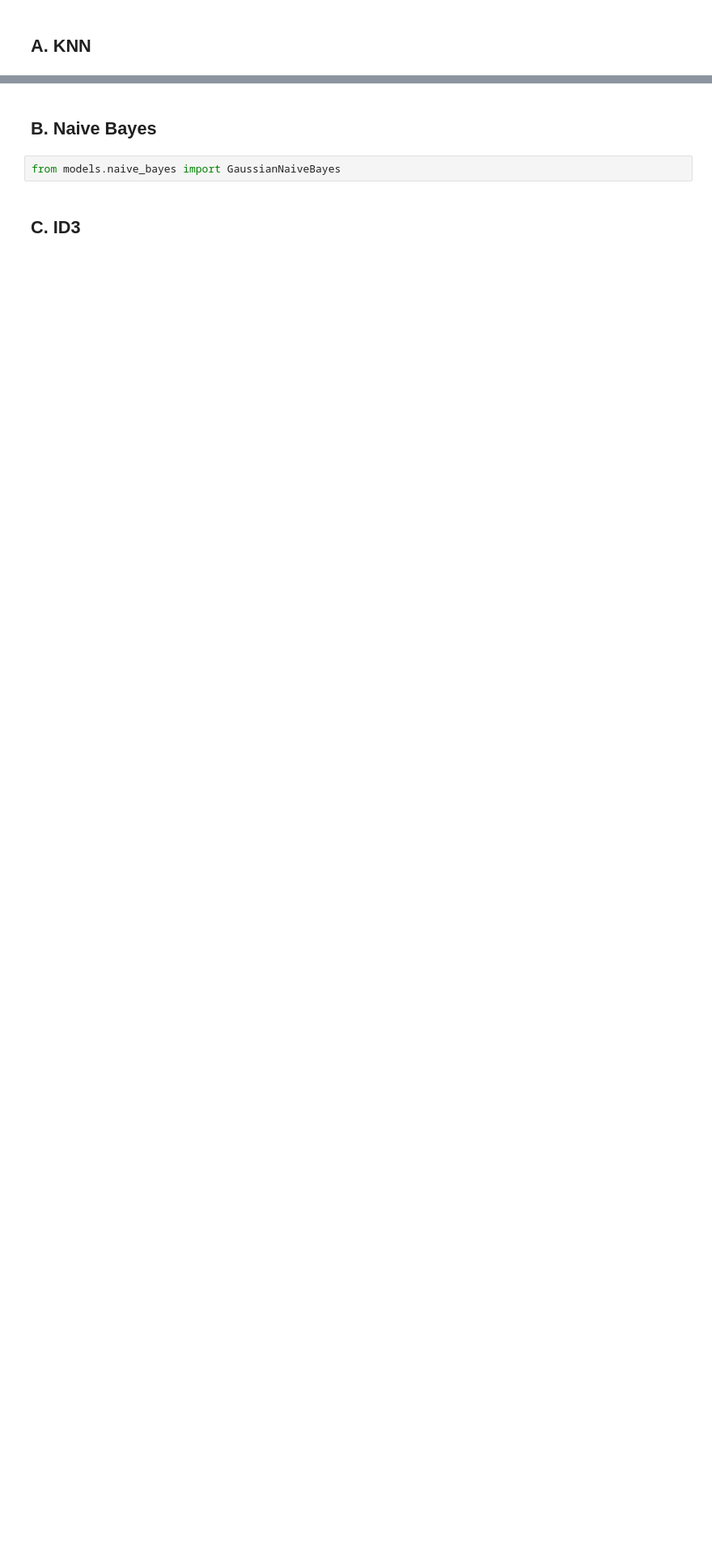
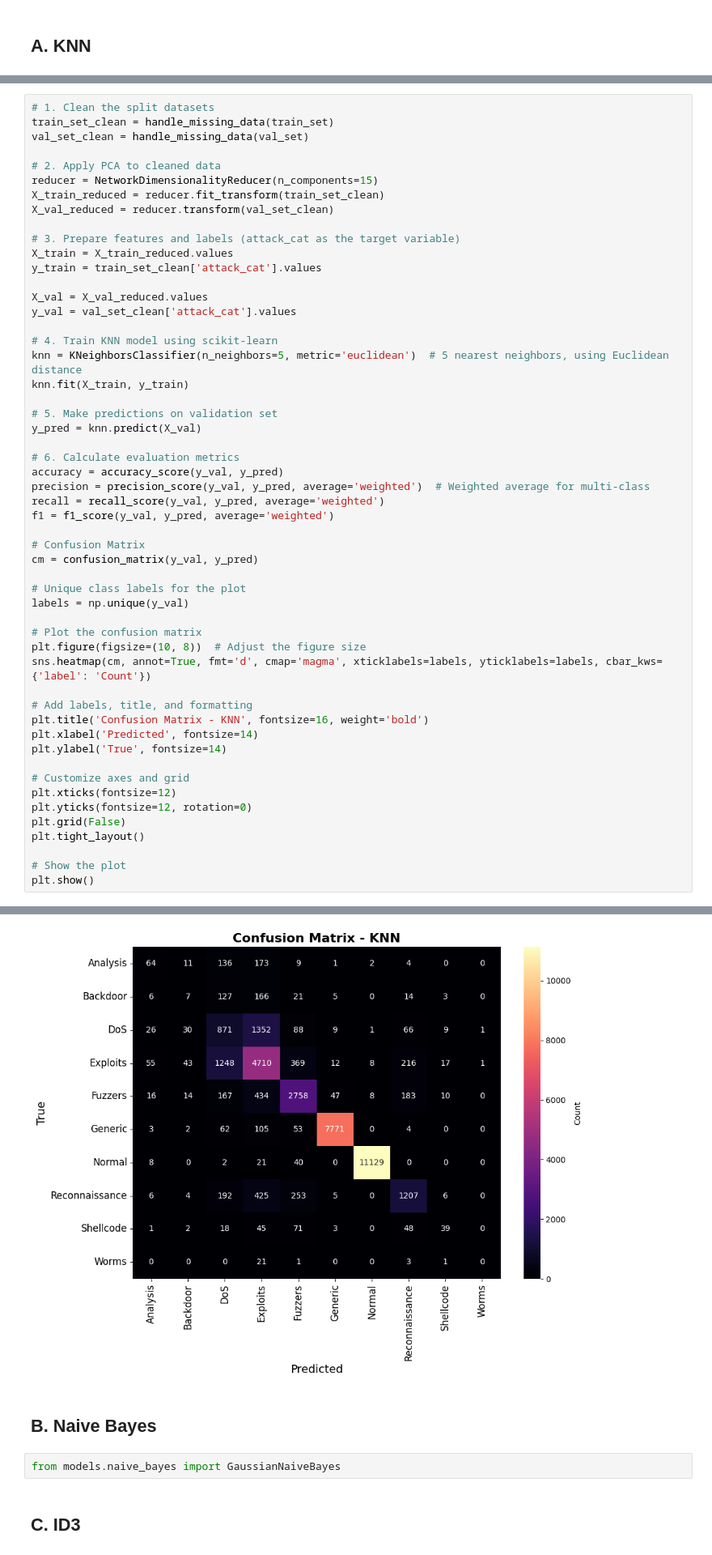
Before and after one commit to rizqikapratamaa/Tubes2_AI_atk_hlic, a Jupyter notebook: src/notebook.ipynb, the cells around one changed output, grey strips where cells are left out. Shown at 81% size. Saved outputs shown, nothing was run; the diff lists cells and outputs as text; blank space fills up the shorter version.

```diff
--- a/src/notebook.ipynb
+++ b/src/notebook.ipynb
@@ -1086,0 +1152,54 @@ from models.knn import KNN
+# %%
+# 1. Clean the split datasets
+train_set_clean = handle_missing_data(train_set)
+val_set_clean = handle_missing_data(val_set)
+
+# 2. Apply PCA to cleaned data
+reducer = NetworkDimensionalityReducer(n_components=15)
+X_train_reduced = reducer.fit_transform(train_set_clean)
+X_val_reduced = reducer.transform(val_set_clean)
+
+# 3. Prepare features and labels (attack_cat as the target variable)
+X_train = X_train_reduced.values
+y_train = train_set_clean['attack_cat'].values
+
+X_val = X_val_reduced.values
+y_val = val_set_clean['attack_cat'].values
+
+# 4. Train KNN model using scikit-learn
+knn = KNeighborsClassifier(n_neighbors=5, metric='euclidean')  # 5 nearest neighbors, using Euclidean distance
+knn.fit(X_train, y_train)
+
+# 5. Make predictions on validation set
+y_pred = knn.predict(X_val)
+
+# 6. Calculate evaluation metrics
+accuracy = accuracy_score(y_val, y_pred)
+precision = precision_score(y_val, y_pred, average='weighted')  # Weighted average for multi-class
+recall = recall_score(y_val, y_pred, average='weighted')
+f1 = f1_score(y_val, y_pred, average='weighted')
+
+# Confusion Matrix
+cm = confusion_matrix(y_val, y_pred)
+
+# Unique class labels for the plot
+labels = np.unique(y_val)
+
+# Plot the confusion matrix
+plt.figure(figsize=(10, 8))  # Adjust the figure size
+sns.heatmap(cm, annot=True, fmt='d', cmap='magma', xticklabels=labels, yticklabels=labels, cbar_kws={'label': 'Count'})
+
+# Add labels, title, and formatting
+plt.title('Confusion Matrix - KNN', fontsize=16, weight='bold')
+plt.xlabel('Predicted', fontsize=14)
+plt.ylabel('True', fontsize=14)
+
+# Customize axes and grid
+plt.xticks(fontsize=12)
+plt.yticks(fontsize=12, rotation=0)
+plt.grid(False)
+plt.tight_layout()
+
+# Show the plot
+plt.show()
+# %% [output]
@@ -1087,3 +1223,4 @@ from models.knn import KNN
+[figure, added]
 # %% [markdown]
 ## B. Naive Bayes
 # %%
```
Also changed, not shown: parts of 8 cells of this notebook, 1 other file.
